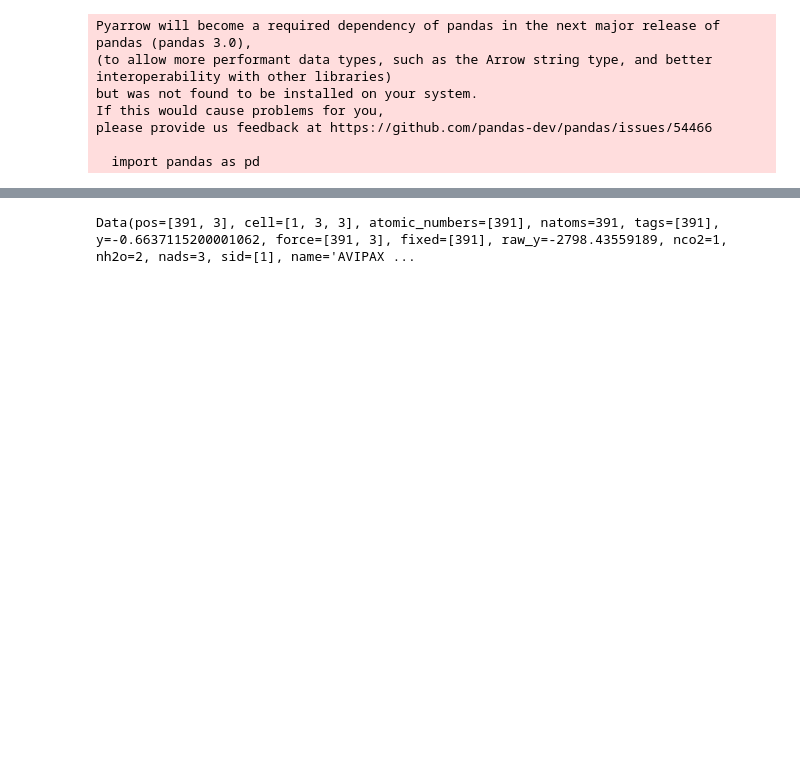
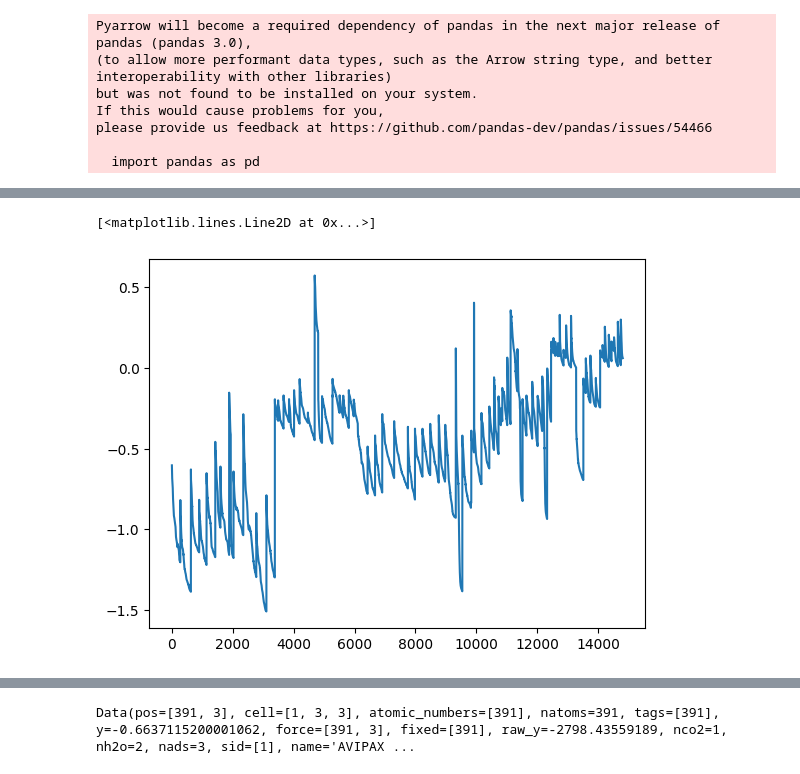
Before and after one commit to shazam37/MOF-Generator-, a Jupyter notebook: MOF_Analysis.ipynb, the cells around one changed output, grey strips where cells are left out. Drawn from its saved outputs; the diff is of its cells as text; code cells hidden in the pictures; blank space fills up the shorter version.

```diff
--- a/MOF_Analysis.ipynb
+++ b/MOF_Analysis.ipynb
@@ -34,0 +76,5 @@ data = dataset[0]
+# %%
+plt.plot(y)
+# %% [output]
+[<matplotlib.lines.Line2D at 0x...>]
+[figure, added]
```
Also changed, not shown: parts of 38 cells of this notebook.
